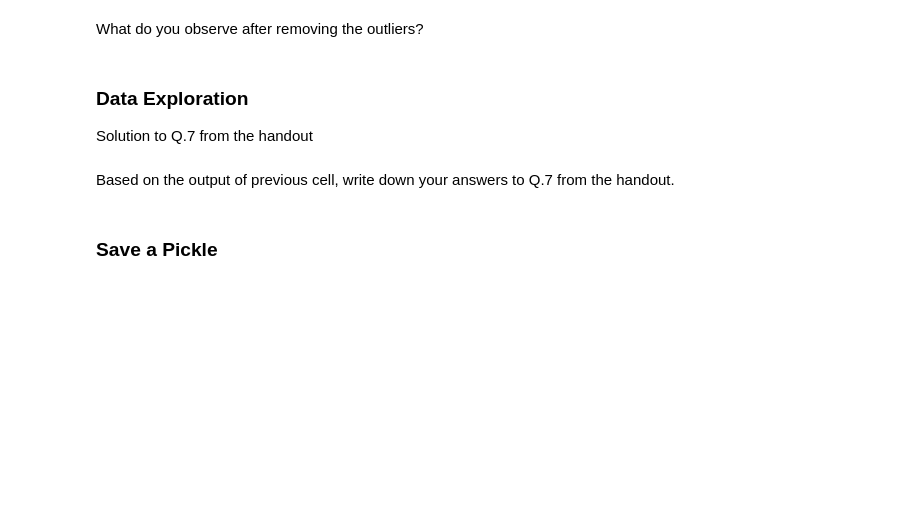
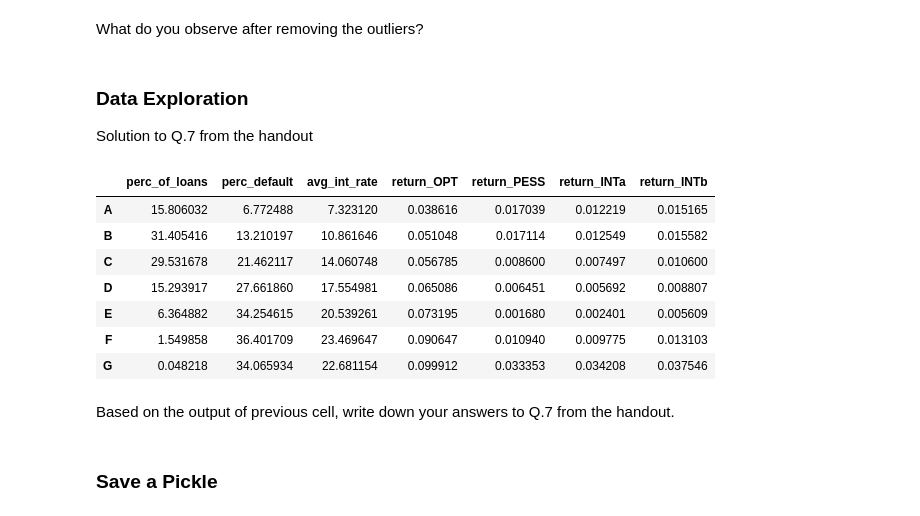
Before and after one commit to vickyzzn/LendingClubCase, a Jupyter notebook: CS-Phase 2 (2).ipynb, the cells around one changed output. Drawn from its saved outputs; the diff is of its cells as text; code cells hidden in the pictures; blank space fills up the shorter version.

```diff
--- a/CS-Phase 2 (2).ipynb
+++ b/CS-Phase 2 (2).ipynb
@@ -510,25 +512,34 @@ Solution to Q.7 from the handout
 # %%
 # Find the percentage of loans by grade, the default by grade,
 # and the return of each grade
 perc_by_grade = (final_data.grade.value_counts()*100/len(final_data)).sort_index()
 
 default_by_grade = final_data.groupby("grade").apply(lambda x : (x.loan_status != "Fully Paid").sum()*100/len(x) )
-ret_by_grade_OPT = ... # average return for M2-Optimistic for each loan grade
-ret_by_grade_PESS = ... # average return for M1-Pessimistic for each loan grade
-ret_by_grade_INTa = ... # average return for M3
-ret_by_grade_INTb = ... # average return for M3
-int_rate_by_grade = ... # average interest rate for each grade
+ret_by_grade_OPT = final_data.groupby("grade").apply(lambda x : np.mean(x.ret_OPT)) # average return for M2-Optimistic for each loan grade
+ret_by_grade_PESS = final_data.groupby("grade").apply(lambda x : np.mean(x.ret_PESS)) # average return for M1-Pessimistic for each loan grade
+ret_by_grade_INTa = final_data.groupby("grade").apply(lambda x : np.mean(x.ret_INTa)) # average return for M3
+ret_by_grade_INTb = final_data.groupby("grade").apply(lambda x : np.mean(x.ret_INTb)) # average return for M3
+int_rate_by_grade = final_data.groupby("grade").apply(lambda x : np.mean(x.int_rate)) # average interest rate for each grade
 
 combined = pd.DataFrame(perc_by_grade)
 combined.columns = ['perc_of_loans']
 combined['perc_default'] = default_by_grade
 combined['avg_int_rate'] = int_rate_by_grade
 combined['return_OPT'] = ret_by_grade_OPT
 combined['return_PESS'] = ret_by_grade_PESS
 combined['return_INTa'] = ret_by_grade_INTa
 combined['return_INTb'] = ret_by_grade_INTb
 
 combined
+# %% [output]
+|  | perc_of_loans | perc_default | avg_int_rate | return_OPT | return_PESS | return_INTa | return_INTb |
+| A | 15.806032 | 6.772488 | 7.323120 | 0.038616 | 0.017039 | 0.012219 | 0.015165 |
+| B | 31.405416 | 13.210197 | 10.861646 | 0.051048 | 0.017114 | 0.012549 | 0.015582 |
+| C | 29.531678 | 21.462117 | 14.060748 | 0.056785 | 0.008600 | 0.007497 | 0.010600 |
+| D | 15.293917 | 27.661860 | 17.554981 | 0.065086 | 0.006451 | 0.005692 | 0.008807 |
+| E | 6.364882 | 34.254615 | 20.539261 | 0.073195 | 0.001680 | 0.002401 | 0.005609 |
+| F | 1.549858 | 36.401709 | 23.469647 | 0.090647 | 0.010940 | 0.009775 | 0.013103 |
+| G | 0.048218 | 34.065934 | 22.681154 | 0.099912 | 0.033353 | 0.034208 | 0.037546 |
 # %% [markdown]
 Based on the output of previous cell, write down your answers to Q.7 from the handout.
 # %% [markdown]
```
Also changed, not shown: parts of 6 cells of this notebook.
